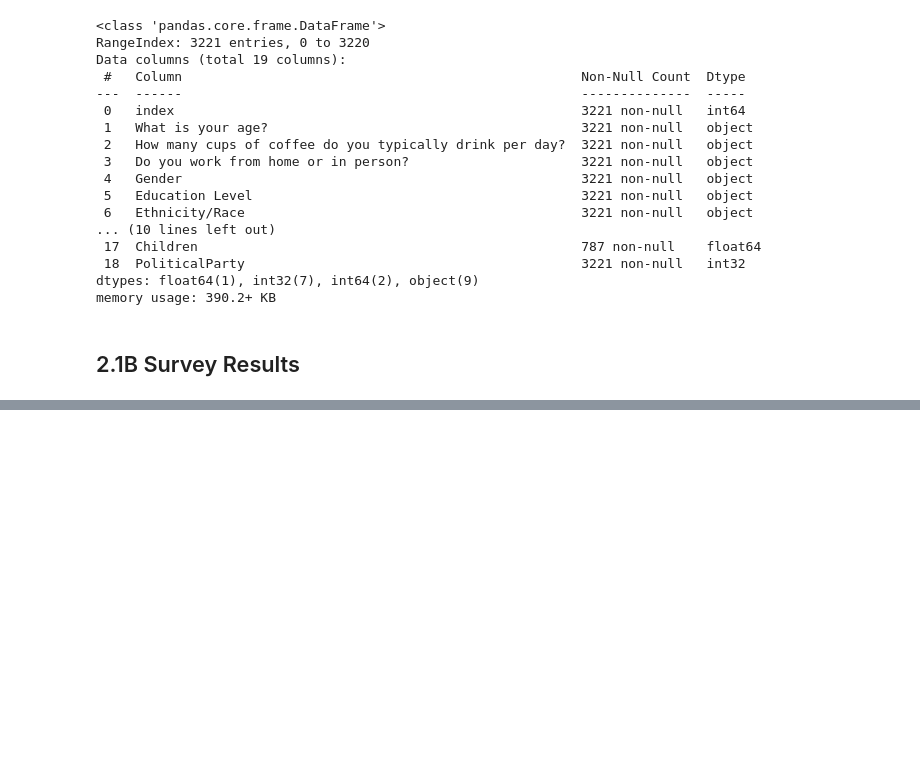
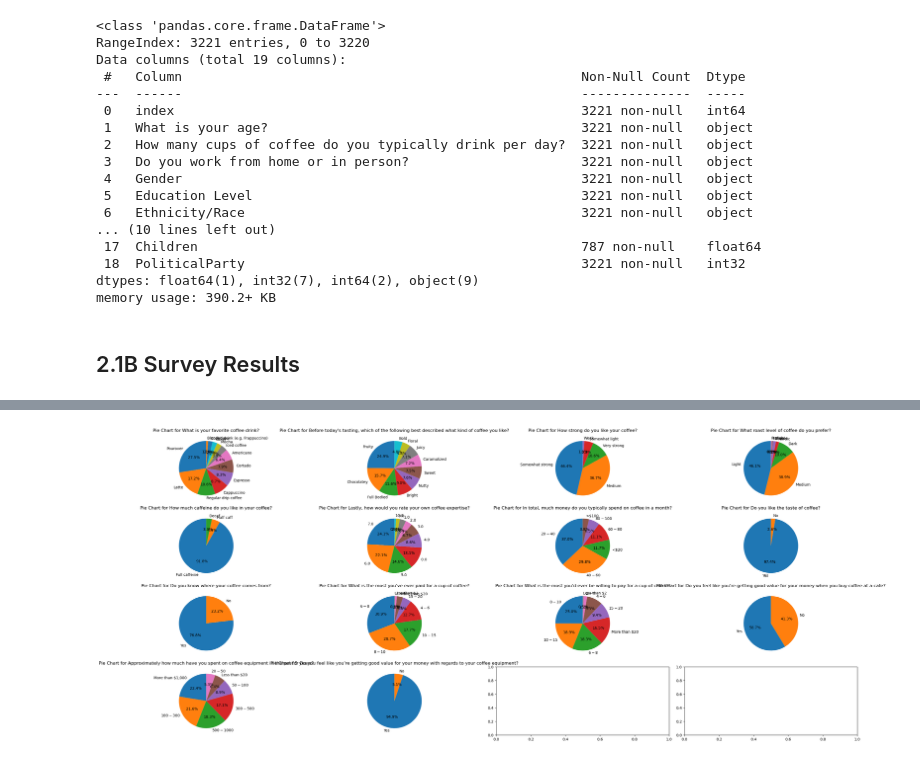
Before and after one commit to kymayodeji/mavencoffee, a Jupyter notebook: eda.ipynb, the cells around one changed output, grey strips where cells are left out. Saved outputs shown, nothing was run; the diff lists cells and outputs as text; code cells hidden in the pictures; blank space fills up the shorter version.

```diff
--- a/eda.ipynb
+++ b/eda.ipynb
@@ -486,0 +468,3 @@ Name: Lastly, how would you rate your own coffee expertise?, dtype: float64
+# %%
+s_df=survey_df.iloc[:,1:].dropna()
+s_df.info()
@@ -486,0 +506,4 @@ Name: Lastly, how would you rate your own coffee expertise?, dtype: float64
+# %%
+pie_subplots(s_df)
+# %% [output]
+[figure, added]
```
Also changed, not shown: parts of 29 cells of this notebook.
